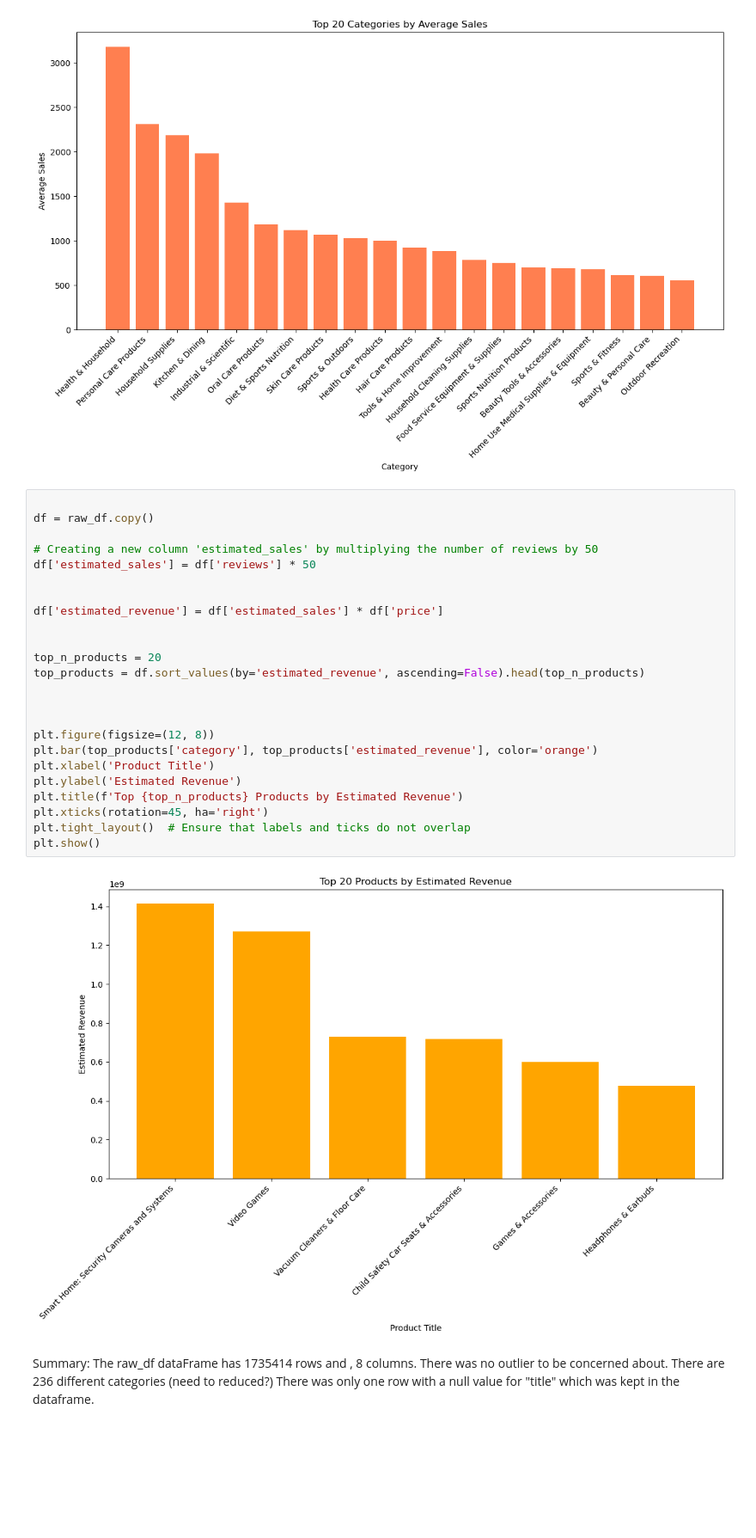
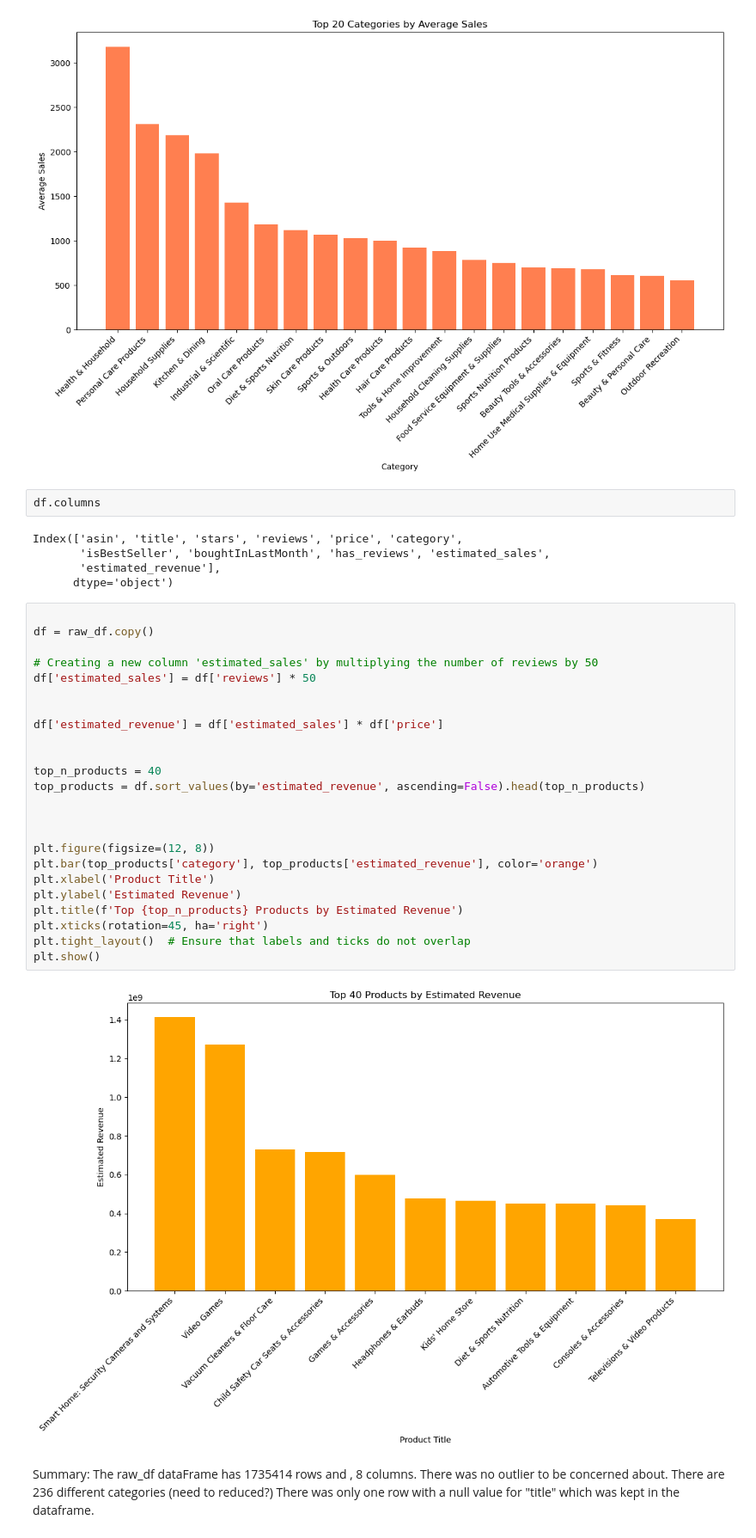
Before and after one commit to Zahra-Barani/Capstone_project_2, a Jupyter notebook: Notebooks/1_pre-processing.ipynb, the cells around one changed output. Shown at 86% size. Drawn from its saved outputs; the diff is of its cells as text; blank space fills up the shorter version.

```diff
--- a/Notebooks/1_pre-processing.ipynb
+++ b/Notebooks/1_pre-processing.ipynb
@@ -193,32 +193,39 @@ plt.tight_layout()
 plt.show()
 # %% [output]
 [figure]
+# %%
+df.columns
+# %% [output]
+Index(['asin', 'title', 'stars', 'reviews', 'price', 'category',
+       'isBestSeller', 'boughtInLastMonth', 'has_reviews', 'estimated_sales',
+       'estimated_revenue'],
+      dtype='object')
 # %%
 
 df = raw_df.copy()
 
 # Creating a new column 'estimated_sales' by multiplying the number of reviews by 50
 df['estimated_sales'] = df['reviews'] * 50
 
 
 df['estimated_revenue'] = df['estimated_sales'] * df['price']
 
 
-top_n_products = 20
+top_n_products = 40
 top_products = df.sort_values(by='estimated_revenue', ascending=False).head(top_n_products)
 
 
 
 plt.figure(figsize=(12, 8))
 plt.bar(top_products['category'], top_products['estimated_revenue'], color='orange')
 plt.xlabel('Product Title')
 plt.ylabel('Estimated Revenue')
 plt.title(f'Top {top_n_products} Products by Estimated Revenue')
 plt.xticks(rotation=45, ha='right')
 plt.tight_layout()  # Ensure that labels and ticks do not overlap
 plt.show()
 # %% [output]
-[figure, old version]
+[figure, new version]
 # %% [markdown]
 Summary:
 The raw_df dataFrame has 1735414 rows and , 8 columns.
```
Also changed, not shown: parts of 1 cell of this notebook, 2 other files.
